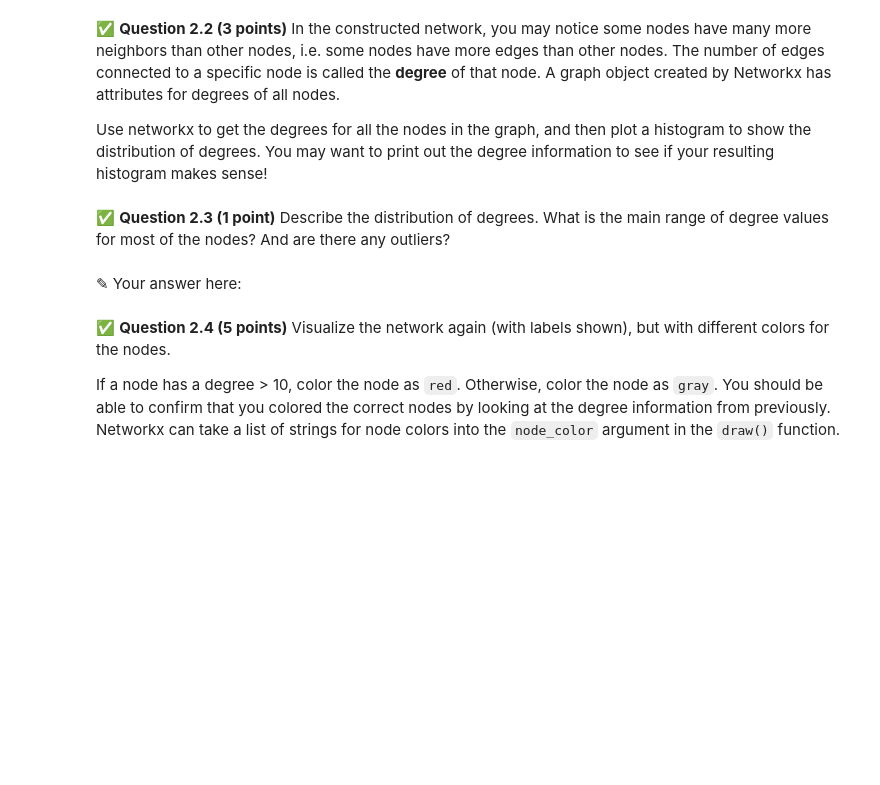
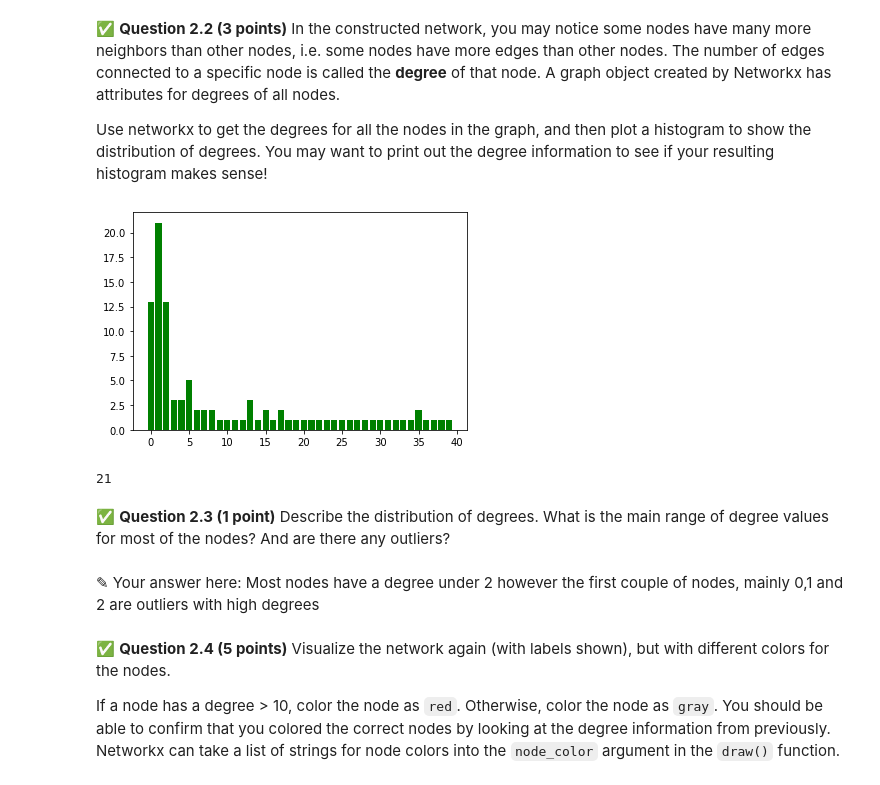
Before and after one commit to hewittso/cmse202-s21-turnin, a Jupyter notebook: hw-04/HW-04_graph_regression-STUDENT.ipynb, the cells around one changed output. Drawn from its saved outputs; the diff is of its cells as text; code cells hidden in the pictures; blank space fills up the shorter version.

```diff
--- a/hw-04/HW-04_graph_regression-STUDENT.ipynb
+++ b/hw-04/HW-04_graph_regression-STUDENT.ipynb
@@ -74,7 +82,20 @@ Use networkx to get the degrees for all the nodes in the graph, and then plot a
+# %%
+# Put your code here:
+y=[]
+for i in range(0,40):
+        Y=G.degree(i)
+        y.append(Y)
+
+x=[*range(0, 40, 1)]
+plt.bar(x, y, color='g')
+plt.show()
+# %% [output]
+[figure, added]
+21
 # %% [markdown]
 &#9989;  **Question 2.3 (1 point)** Describe the distribution of degrees. What is the main range of degree values for most of the nodes? And are there any outliers?
-# %% [markdown]
-<font size=+3>&#9998;</font> Your answer here:
+# %% [markdown]
+<font size=+3>&#9998;</font> Your answer here: Most nodes have a degree under 2 however the first couple of nodes, mainly 0,1 and 2 are outliers with high degrees
 # %% [markdown]
 &#9989;  **Question 2.4 (5 points)** Visualize the network again (with labels shown), but with different colors for the nodes.
 
```
Also changed, not shown: parts of 17 cells of this notebook.
